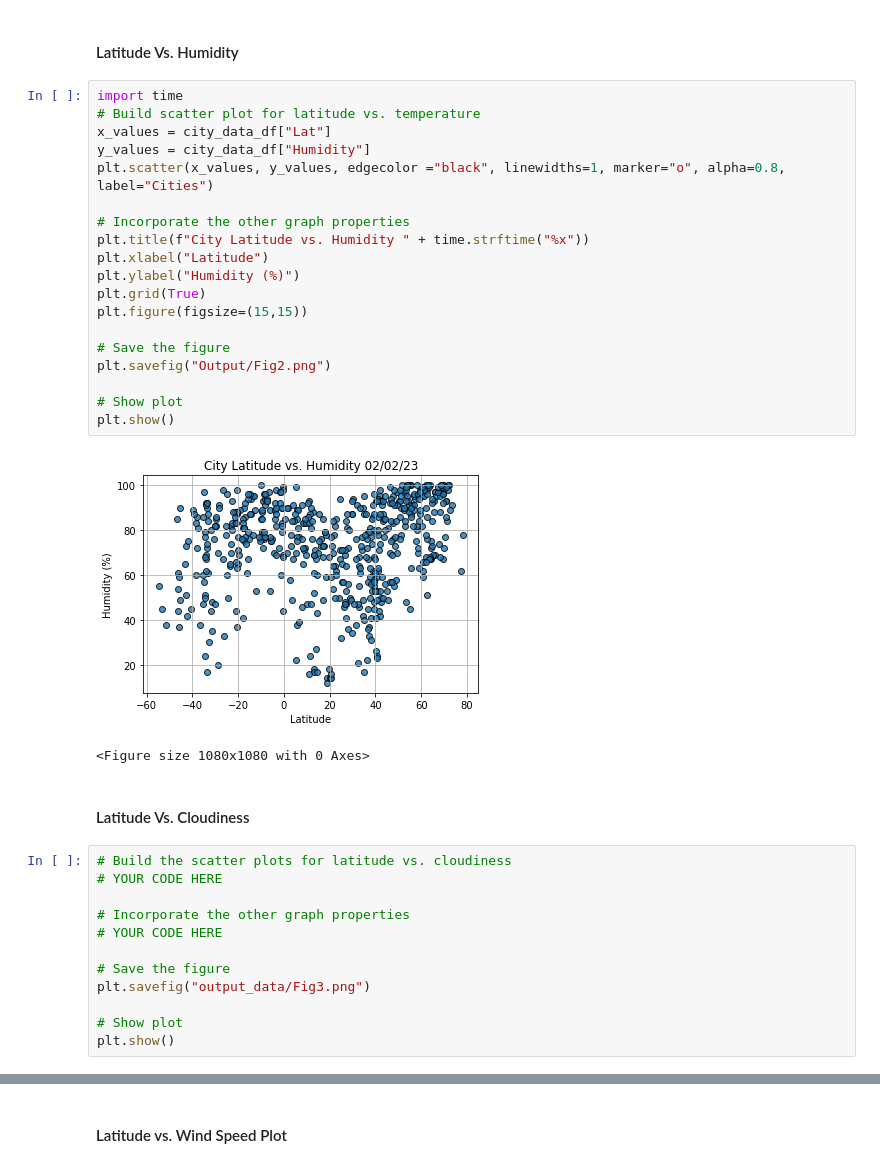
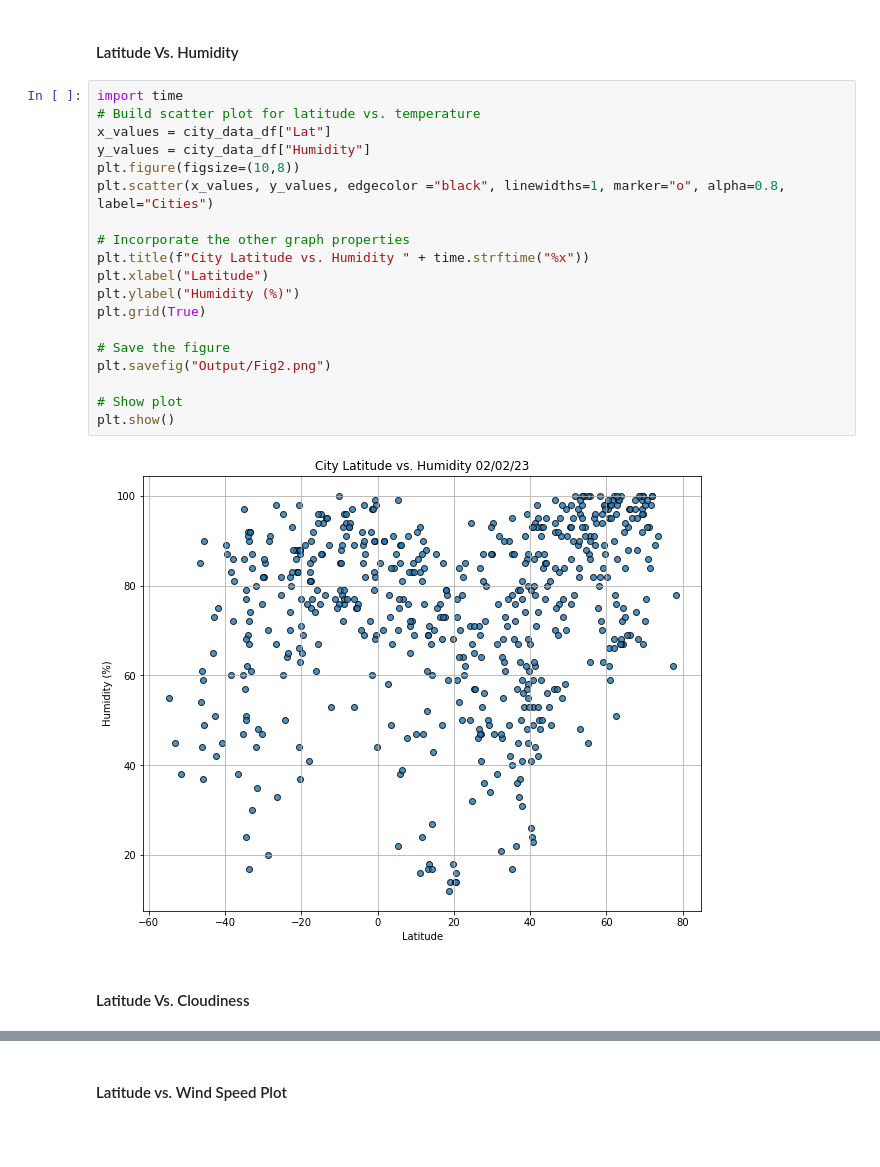
Before and after one commit to marthagriggs9/python-api-challenge, a Jupyter notebook: WeatherPy/WeatherPy.ipynb, the cells around one changed output, grey strips where cells are left out. Drawn from its saved outputs; the diff is of its cells as text; blank space fills up the shorter version.

```diff
--- a/WeatherPy/WeatherPy.ipynb
+++ b/WeatherPy/WeatherPy.ipynb
@@ -242,36 +243,23 @@ plt.show()
 # %%
 import time
 # Build scatter plot for latitude vs. temperature
 x_values = city_data_df["Lat"]
 y_values = city_data_df["Humidity"]
+plt.figure(figsize=(10,8))
 plt.scatter(x_values, y_values, edgecolor ="black", linewidths=1, marker="o", alpha=0.8, label="Cities")
 
 # Incorporate the other graph properties
 plt.title(f"City Latitude vs. Humidity " + time.strftime("%x"))
 plt.xlabel("Latitude")
 plt.ylabel("Humidity (%)")
 plt.grid(True)
-plt.figure(figsize=(15,15))
 
 # Save the figure
 plt.savefig("Output/Fig2.png")
 
 # Show plot
 plt.show()
 # %% [output]
-[figure, old version]
+[figure, new version]
-<Figure size 1080x1080 with 0 Axes>
 # %% [markdown]
 #### Latitude Vs. Cloudiness
-# %%
-# Build the scatter plots for latitude vs. cloudiness
-# YOUR CODE HERE
-
-# Incorporate the other graph properties
-# YOUR CODE HERE
-
-# Save the figure
-plt.savefig("output_data/Fig3.png")
-
-# Show plot
-plt.show()
```
Also changed, not shown: parts of 25 cells of this notebook, 4 other files.
